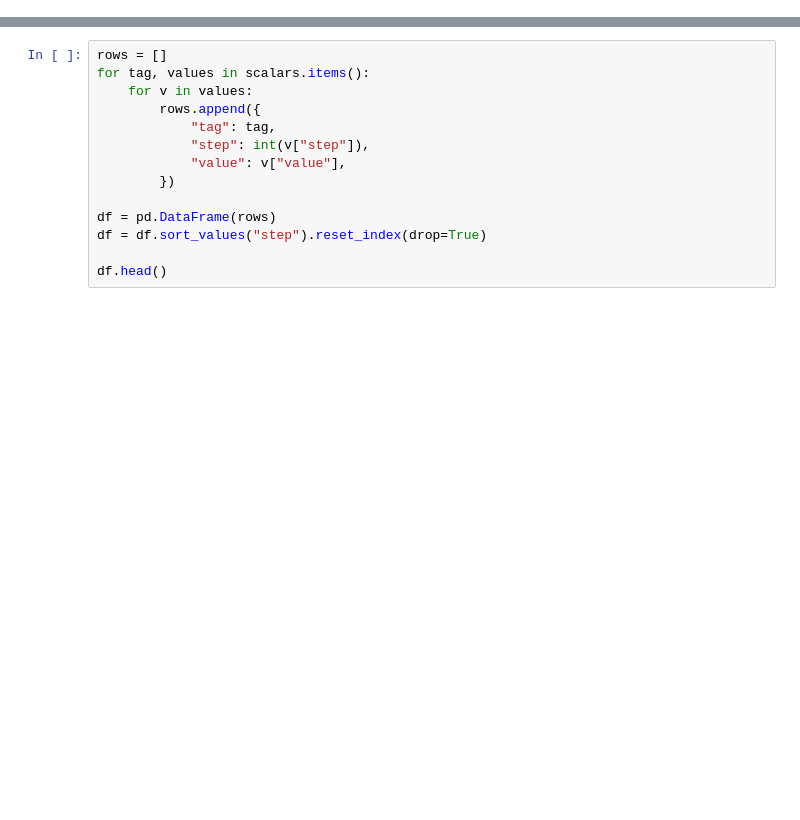
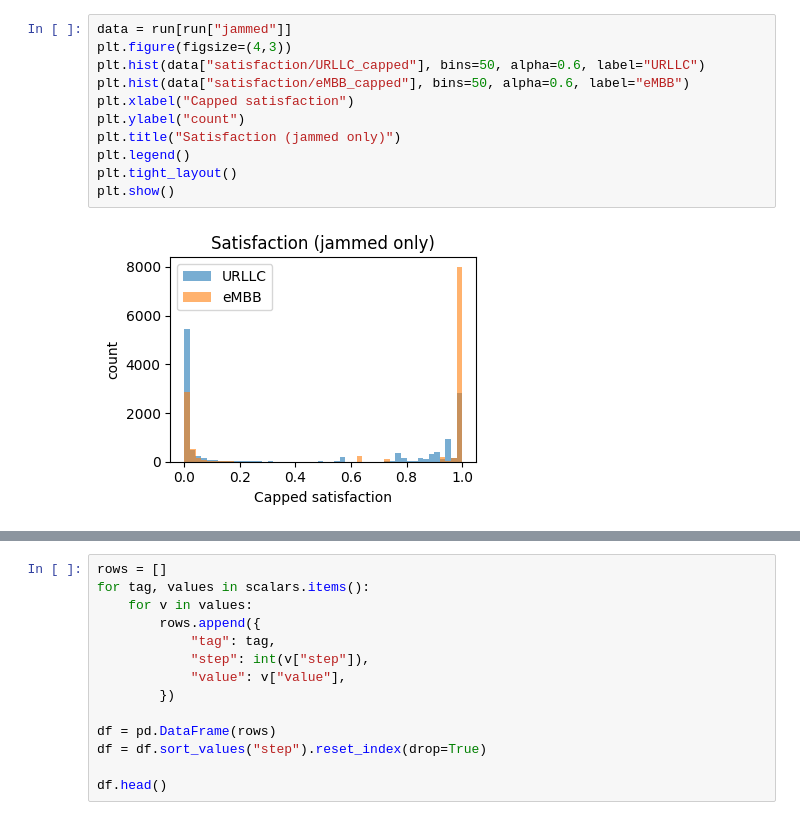
Before and after one commit to ElaheDlv/Resilient_PRB_allocation, a Jupyter notebook: backend/notebooks/validation.ipynb, the cells around one changed output, grey strips where cells are left out. Cells and saved outputs as stored; diff of their text form; blank space fills up the shorter version.

```diff
--- a/backend/notebooks/validation.ipynb
+++ b/backend/notebooks/validation.ipynb
@@ -49,0 +104,13 @@ episode/length
+# %%
+data = run[run["jammed"]]
+plt.figure(figsize=(4,3))
+plt.hist(data["satisfaction/URLLC_capped"], bins=50, alpha=0.6, label="URLLC")
+plt.hist(data["satisfaction/eMBB_capped"], bins=50, alpha=0.6, label="eMBB")
+plt.xlabel("Capped satisfaction")
+plt.ylabel("count")
+plt.title("Satisfaction (jammed only)")
+plt.legend()
+plt.tight_layout()
+plt.show()
+# %% [output]
+[figure, added]
```
Also changed, not shown: parts of 32 cells of this notebook, 2 other files.
